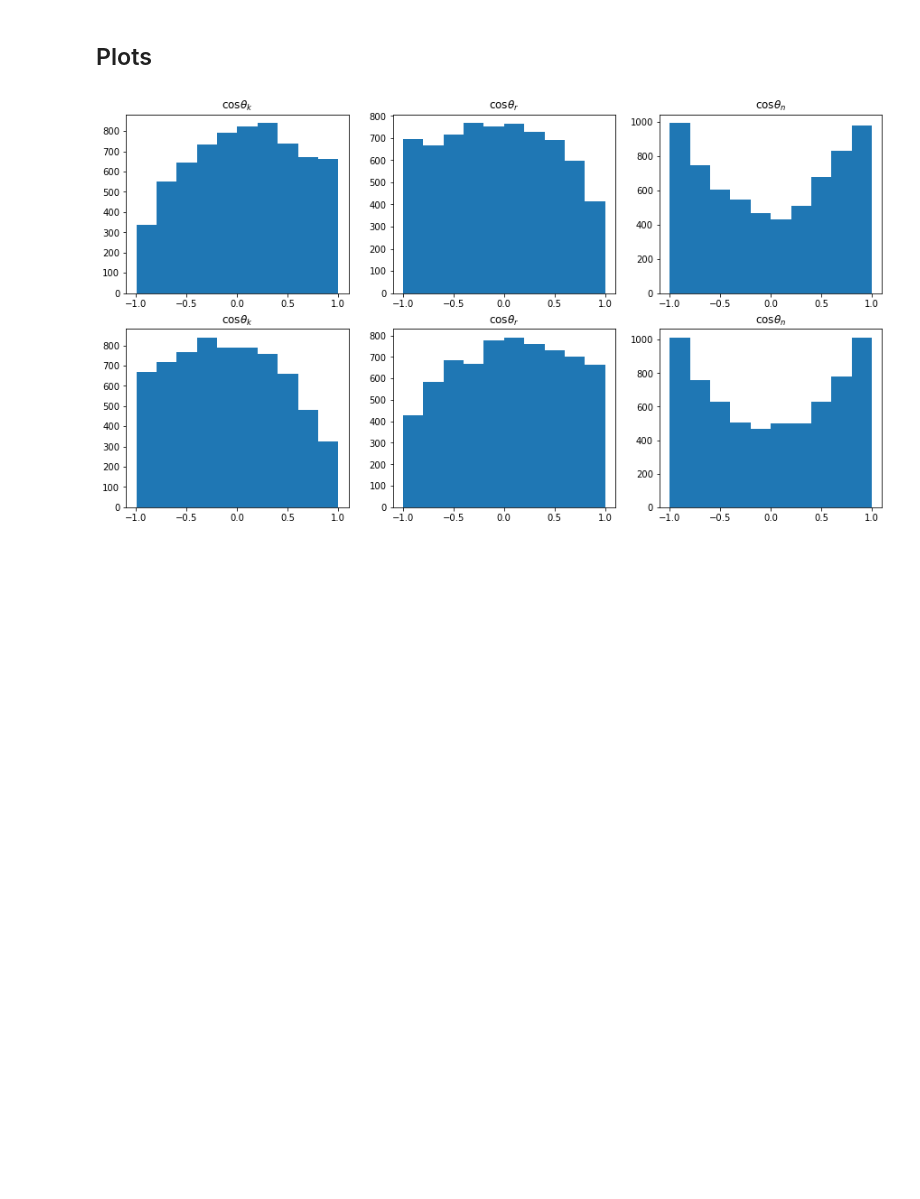
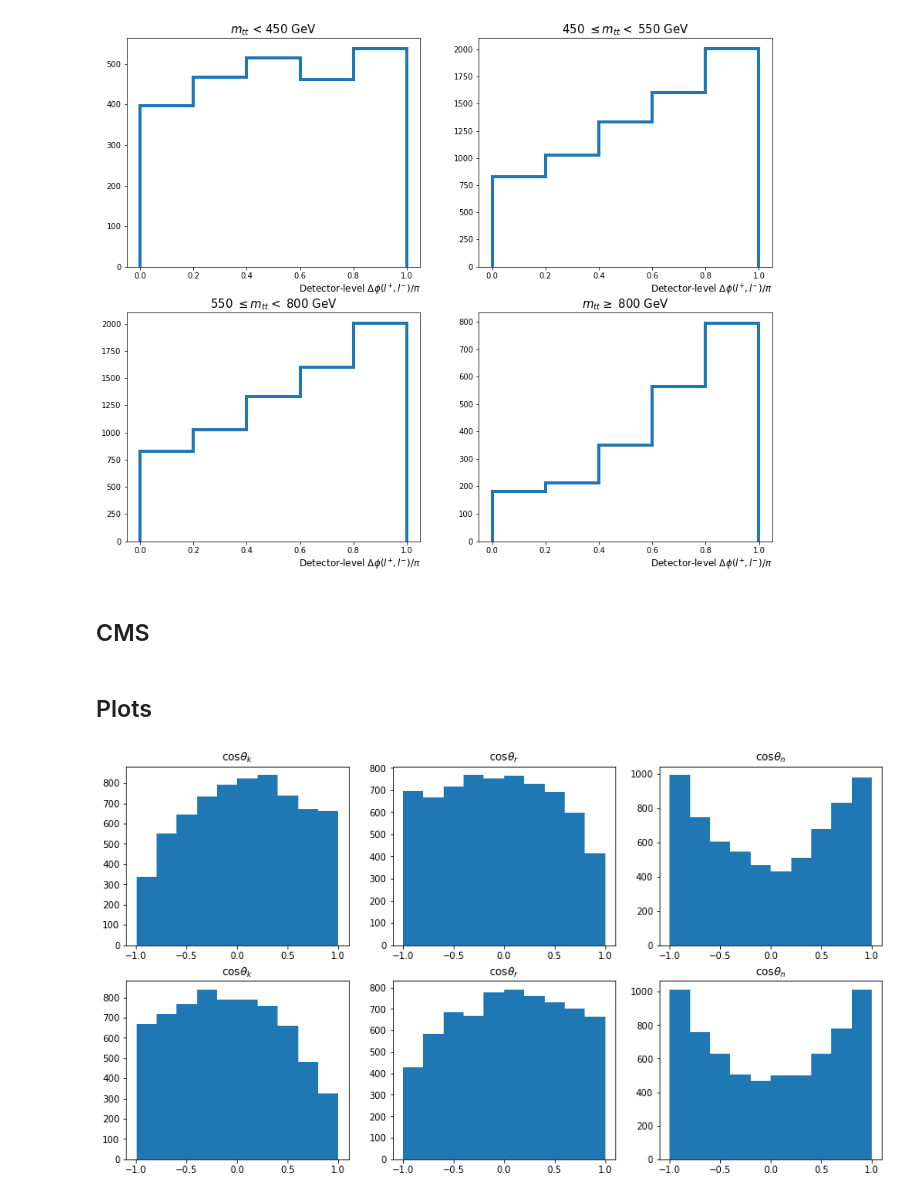
Before and after one commit to cmpatino/optimal-observables, a Jupyter notebook: consistency_checks/Observables.ipynb, the cells around one changed output. Saved outputs shown, nothing was run; the diff lists cells and outputs as text; code cells hidden in the pictures; blank space fills up the shorter version.

Commit message:
Plot dPhi for leptons binned by m_tt

```diff
--- a/consistency_checks/Observables.ipynb
+++ b/consistency_checks/Observables.ipynb
@@ -33,0 +10,12 @@ p_l_tbar = np.concatenate(l_tbar_batches, axis=0)
+# %%
+base_path = "../reconstructions/SM_spin-ON_100k"
+reco_names = [
+    "p_top", "p_l_t", "p_b_t", "p_nu_t",
+    "p_tbar", "p_l_tbar", "p_b_tbar", "p_nu_tbar", "idx", "weight"
+]
+batches = {name: [] for name in reco_names}
+for batch_idx in range(10):
+    for name in reco_names:
+        batches[name].append(np.load(os.path.join(base_path, f"{name}_batch_{batch_idx}.npy")))
+
+arrays = {name: np.concatenate(batches, axis=0) for name, batches in batches.items()}
@@ -34 +29,38 @@ p_l_tbar = np.concatenate(l_tbar_batches, axis=0)
+# %%
+m_tt = mass(arrays["p_top"]) + mass(arrays["p_tbar"])
+# %%
+phi_l_t = phi(arrays["p_l_t"])
+phi_l_tbar = phi(arrays["p_l_tbar"])
+dPhi_ll = normalize_dPhi(phi_l_tbar - phi_l_t).reshape(-1, 1)
+# %%
+masks = {
+    "x<450": m_tt < 450,
+    "450<x<550": (450 <= m_tt) + (m_tt < 550),
+    "550<x<800": (550 <= m_tt) + (m_tt < 800),
+    "x>800": m_tt > 800
+}
+
+titles = {
+    "x<450": u"$m_{tt}$ < 450 GeV",
+    "450<x<550": u"450 $\leq m_{tt} <$ 550 GeV",
+    "550<x<800": u"550 $\leq m_{tt} <$ 800 GeV",
+    "x>800": u"$m_{tt} \geq$ 800 GeV"
+}
+
+fig, ax = plt.subplots(nrows=2, ncols=2, figsize=(15, 12))
+for idx, (name, mask) in enumerate(masks.items()):
+    x = idx // 2
+    y = idx % 2
+    ax[x, y].hist(dPhi_ll[mask] / np.pi, bins=5, histtype="step", linewidth=4)
+    ax[x, y].set_xlabel(
+        u"Detector-level $\Delta\phi(l^{+}, l^{-})/\pi$",
+        fontsize=12,
+        horizontalalignment='right',
+        x=1.0
+    )
+    ax[x, y].set_title(titles[name], fontsize=15)
+# %% [output]
+[figure, added]
+# %% [markdown]
+## CMS
 # %%
```
Also changed, not shown: parts of 5 cells of this notebook.
